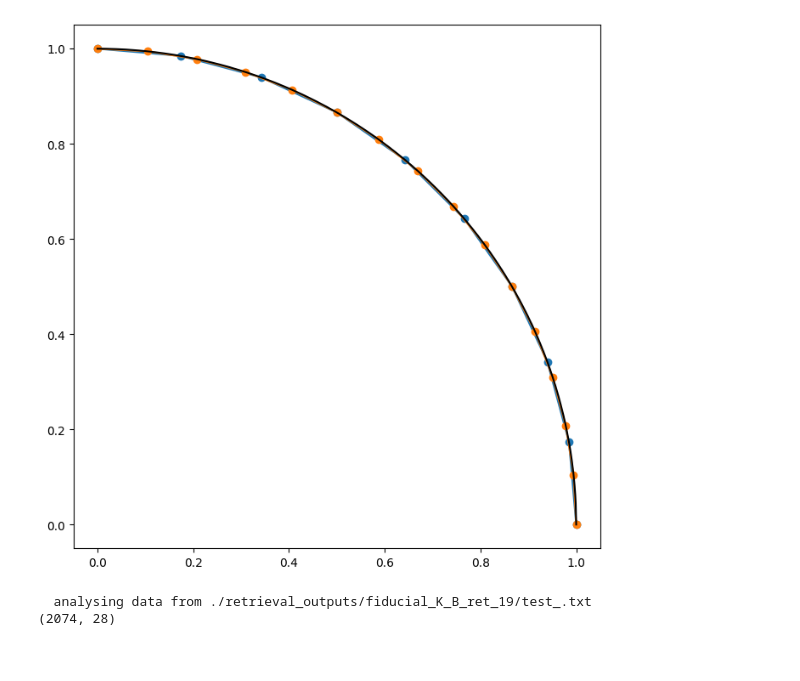
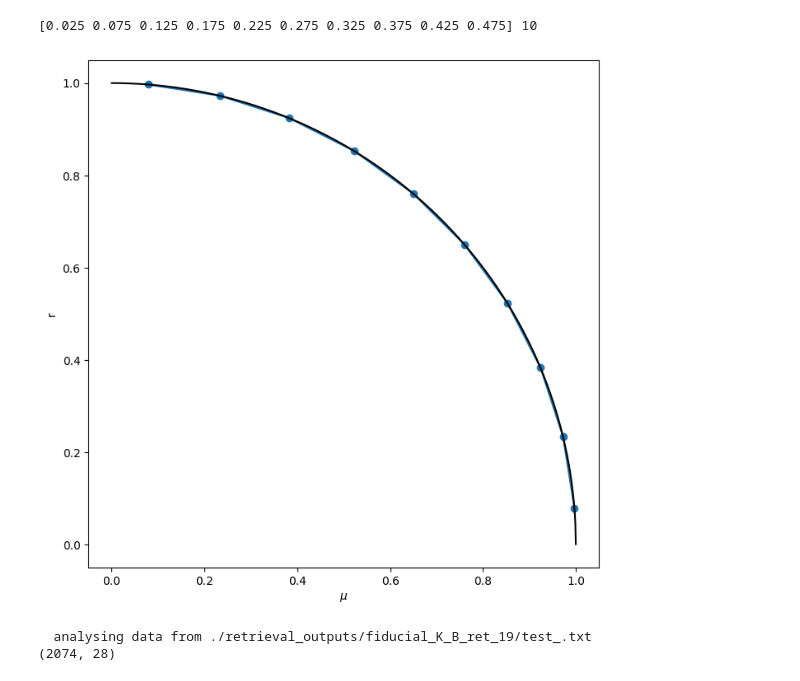
Before and after one commit to samderegt/retrieval_base, a Jupyter notebook: Luhman_16/differential_rotation.ipynb, the cells around one changed output. Saved outputs shown, nothing was run; the diff lists cells and outputs as text; code cells hidden in the pictures.

```diff
--- a/Luhman_16/differential_rotation.ipynb
+++ b/Luhman_16/differential_rotation.ipynb
@@ -52,26 +52,33 @@ def read_results(prefix, n_params, w_set='K2166'):
 # %%
 plt.figure(figsize=(8,8))
 
-N = 10
-#theta = np.linspace(0,np.pi/2,N)
-theta = np.linspace(0,np.pi/2,N)
+N = 9
+theta = np.linspace(0,np.pi/2,N+1)
+theta = np.arange(np.pi/2/(N+1)/2,np.pi/2,np.pi/2/(N+1))
+print(theta/np.pi, len(theta))
 mu = np.cos(theta)
 r = np.sqrt(1-mu**2)
 plt.plot(mu, r, 'o-')
 
-N = 15
+'''
+N = 10
 #theta = np.linspace(0,np.pi/2,N)
-theta = np.linspace(0,np.pi/2,N+1)
-mu = np.cos(theta)
-r = np.sqrt(1-mu**2)
+#theta = np.linspace(0,np.pi/2,N+1)
+r = np.linspace(0,1,N+1)
+mu = np.sqrt(1-r**2)
+#mu = np.cos(theta)
+#r = np.sqrt(1-mu**2)
 plt.plot(mu, r, 'o-')
+'''
 
 mu = np.linspace(1,0,1000)
 r = np.sqrt(1-mu**2)
 plt.plot(mu, r, c='k')
+plt.xlabel(r'$\mu$'); plt.ylabel('r')
 plt.show()
 # %% [output]
+[0.025 0.075 0.125 0.175 0.225 0.275 0.325 0.375 0.425 0.475] 10
-[figure, old version]
+[figure, new version]
 # %%
 #prefix = './retrieval_outputs/fiducial_J_B_ret_8/test_'
 #w_set = 'J1226'
```
Also changed, not shown: 3 other files.
